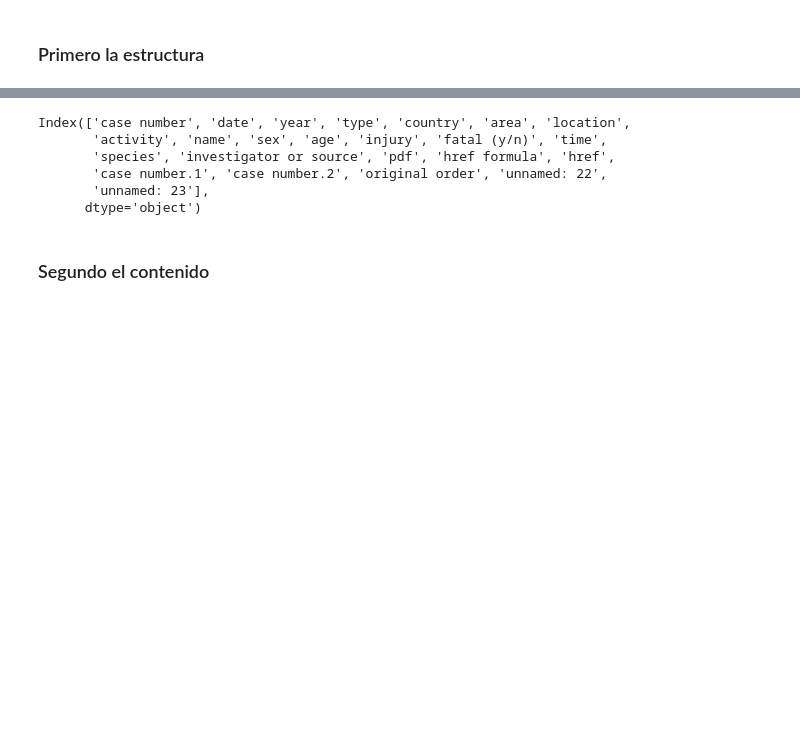
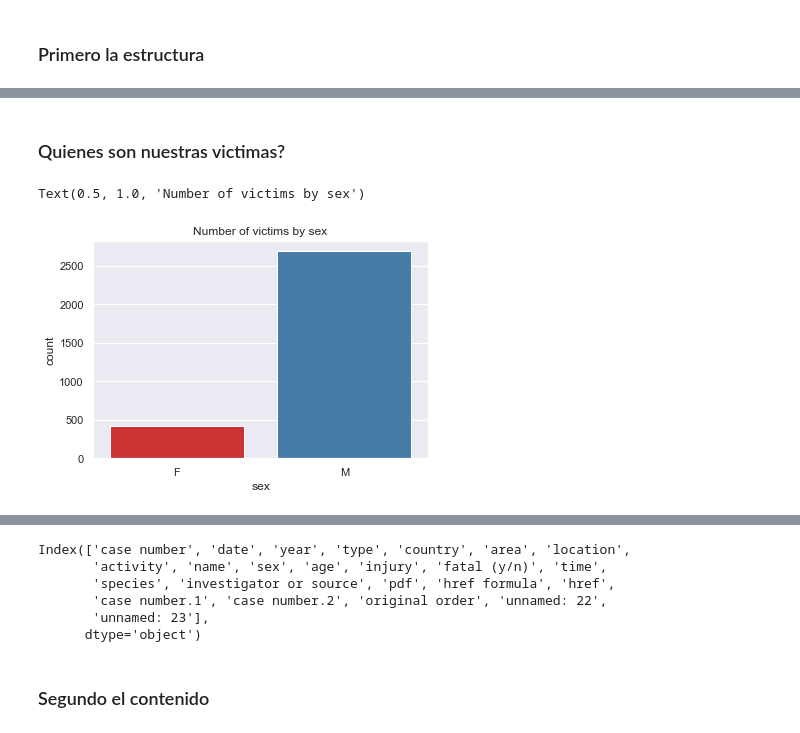
Before and after one commit to xarlomi/data-cleaning-pandas, a Jupyter notebook: visualizacion.ipynb, the cells around one changed output, grey strips where cells are left out. Drawn from its saved outputs; the diff is of its cells as text; code cells hidden in the pictures; blank space fills up the shorter version.

Commit message:
visualizacion

```diff
--- a/visualizacion.ipynb
+++ b/visualizacion.ipynb
@@ -4,7 +4,7 @@
 import pandas as pd
 import seaborn as sns
 import numpy as np
+import matplotlib.pyplot as plt
+sns.set_theme(style="darkgrid")
 # %% [markdown]
 # Importamos Datos
-# %%
-data = pd.read_csv("attacks.csv",encoding = "ISO-8859-1")
@@ -47,2 +24,0 @@ Index(['Case Number', 'Date', 'Year', 'Type', 'Country', 'Area', 'Location',
-# %%
-data.columns = data.columns.str.lower()
@@ -59,0 +25,7 @@ Index(['case number', 'date', 'year', 'type', 'country', 'area', 'location',
+# %% [markdown]
+### Quienes son nuestras victimas?
+# %%
+sns.countplot(x="sex", data= data, palette="Set1").set_title("Number of victims by sex")
+# %% [output]
+Text(0.5, 1.0, 'Number of victims by sex')
+[figure, added]
```
Also changed, not shown: parts of 53 cells of this notebook.
